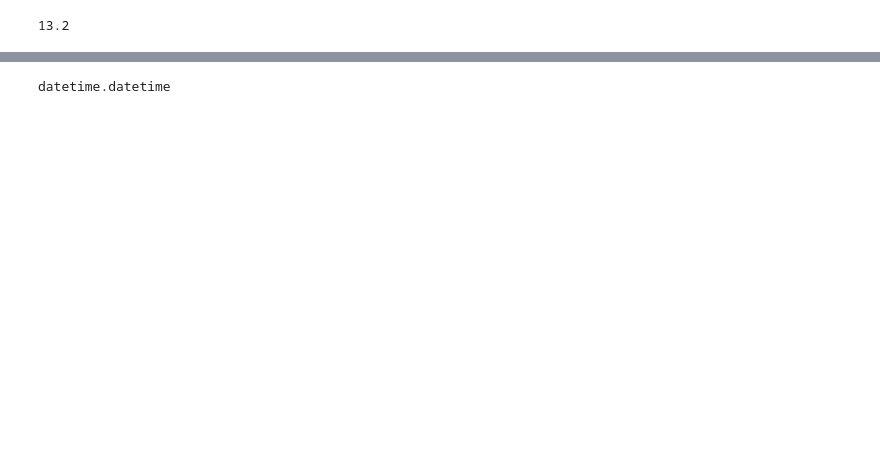
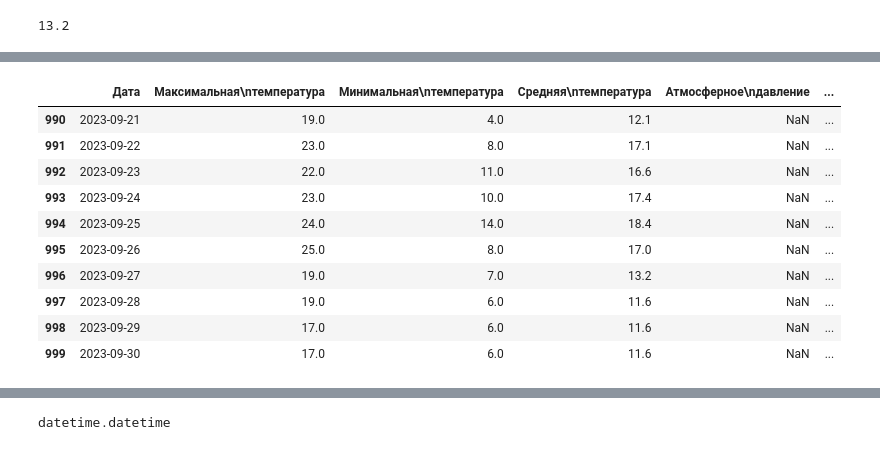
Before and after one commit to StarI3oy/DataScience, a Jupyter notebook: First_Look.ipynb, the cells around one changed output, grey strips where cells are left out. Saved outputs shown, nothing was run; the diff lists cells and outputs as text; code cells hidden in the pictures; blank space fills up the shorter version.

Commit message:
бработка ошибочных данных с типом DateTime

```diff
--- a/First_Look.ipynb
+++ b/First_Look.ipynb
@@ -158,3 +160,20 @@ data = weather_dfs["akjar"]["Лист1"].loc[996]['Средняя\nтемпер
 print(str(data.day)+"."+str(data.month))
 # %% [output]
 13.2
+# %%
+def correct_data_into_value(date):
+    if type(date) == type(datetime.datetime(2024, 2, 13, 0, 0)):
+        return str(f"{date.day}.{date.month%12}")
+    return date
+# %%
+test_df = weather_dfs
+# %%
+for i in weather_dfs.keys():
+    for j in weather_dfs[i].keys():
+        print(f"----{i}----")
+        first_column = 1
+        for k in weather_dfs[i][j]:
+            if first_column == 1:
+                first_column = 0
+                continue
+            test_df[i][j][k] = weather_dfs[i][j][k].apply(lambda x: correct_data_into_value(x))
@@ -160,0 +215,14 @@ print(str(data.day)+"."+str(data.month))
+# %%
+test_df["akjar"]["Лист1"].tail(10)
+# %% [output]
+|  | Дата | Максимальная\nтемпература | Минимальная\nтемпература | Средняя\nтемпература | Атмосферное\nдавление | ... |
+| 990 | 2023-09-21 | 19.0 | 4.0 | 12.1 | NaN | ... |
+| 991 | 2023-09-22 | 23.0 | 8.0 | 17.1 | NaN | ... |
+| 992 | 2023-09-23 | 22.0 | 11.0 | 16.6 | NaN | ... |
+| 993 | 2023-09-24 | 23.0 | 10.0 | 17.4 | NaN | ... |
+| 994 | 2023-09-25 | 24.0 | 14.0 | 18.4 | NaN | ... |
+| 995 | 2023-09-26 | 25.0 | 8.0 | 17.0 | NaN | ... |
+| 996 | 2023-09-27 | 19.0 | 7.0 | 13.2 | NaN | ... |
+| 997 | 2023-09-28 | 19.0 | 6.0 | 11.6 | NaN | ... |
+| 998 | 2023-09-29 | 17.0 | 6.0 | 11.6 | NaN | ... |
+| 999 | 2023-09-30 | 17.0 | 6.0 | 11.6 | NaN | ... |
```
Also changed, not shown: parts of 6 cells of this notebook, 1 other file.
